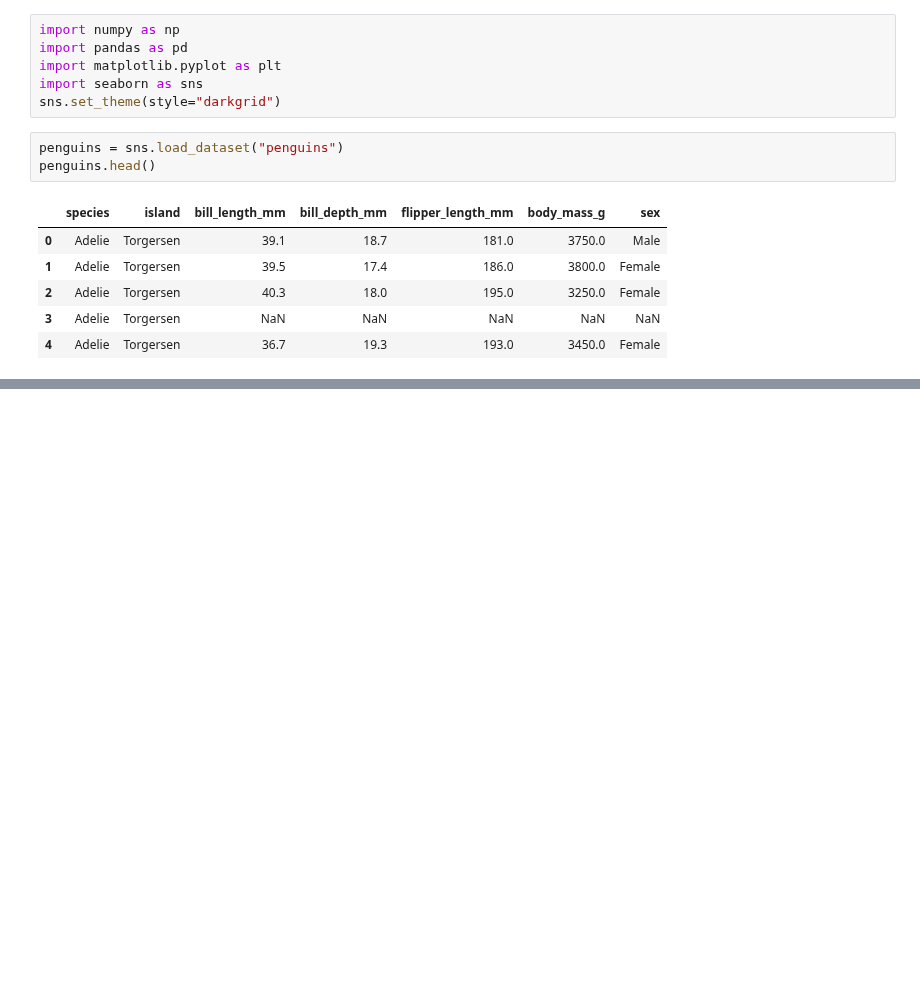
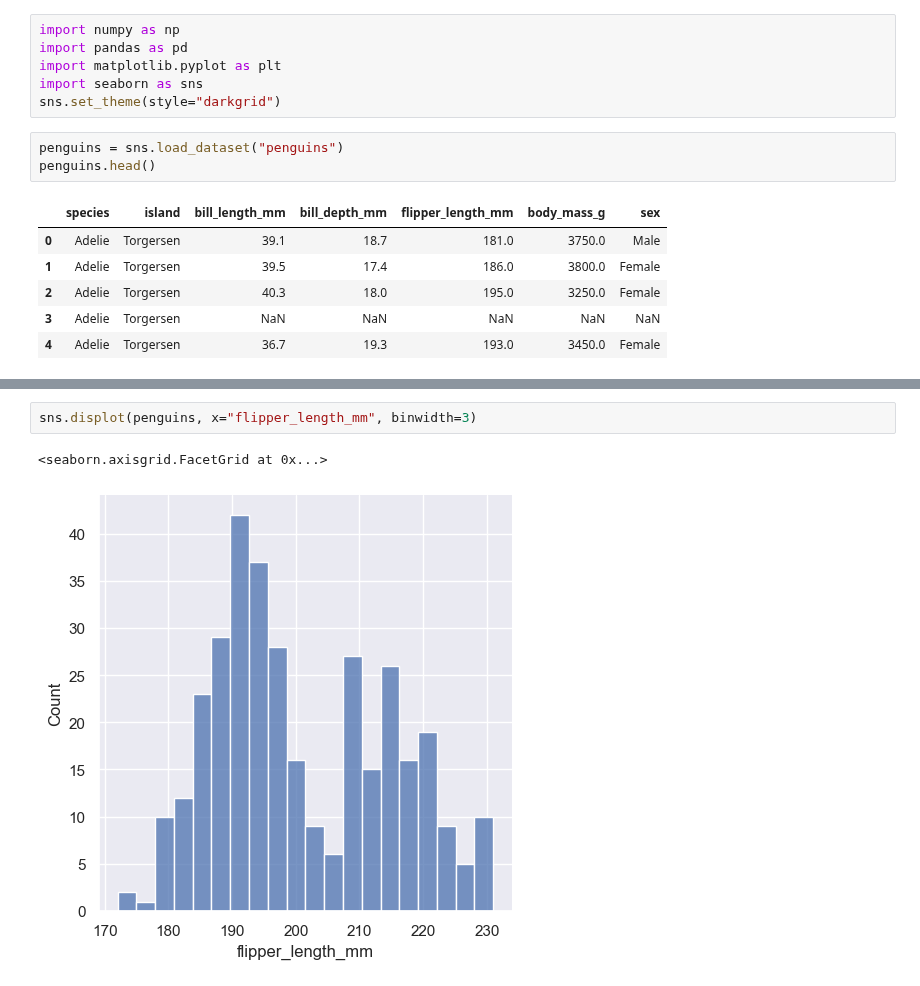
Before and after one commit to wu4fmp6/machine_learning, a Jupyter notebook: lesson_4.ipynb, the cells around one changed output, grey strips where cells are left out. Cells and saved outputs as stored; diff of their text form; blank space fills up the shorter version.

```diff
--- a/lesson_4.ipynb
+++ b/lesson_4.ipynb
@@ -21,0 +27,5 @@ sns.displot(penguins, x="flipper_length_mm") #這裡沒有指定y軸，因為y
+# %%
+sns.displot(penguins, x="flipper_length_mm", binwidth=3)
+# %% [output]
+<seaborn.axisgrid.FacetGrid at 0x...>
+[figure, added]
```
Also changed, not shown: parts of 5 cells of this notebook.
